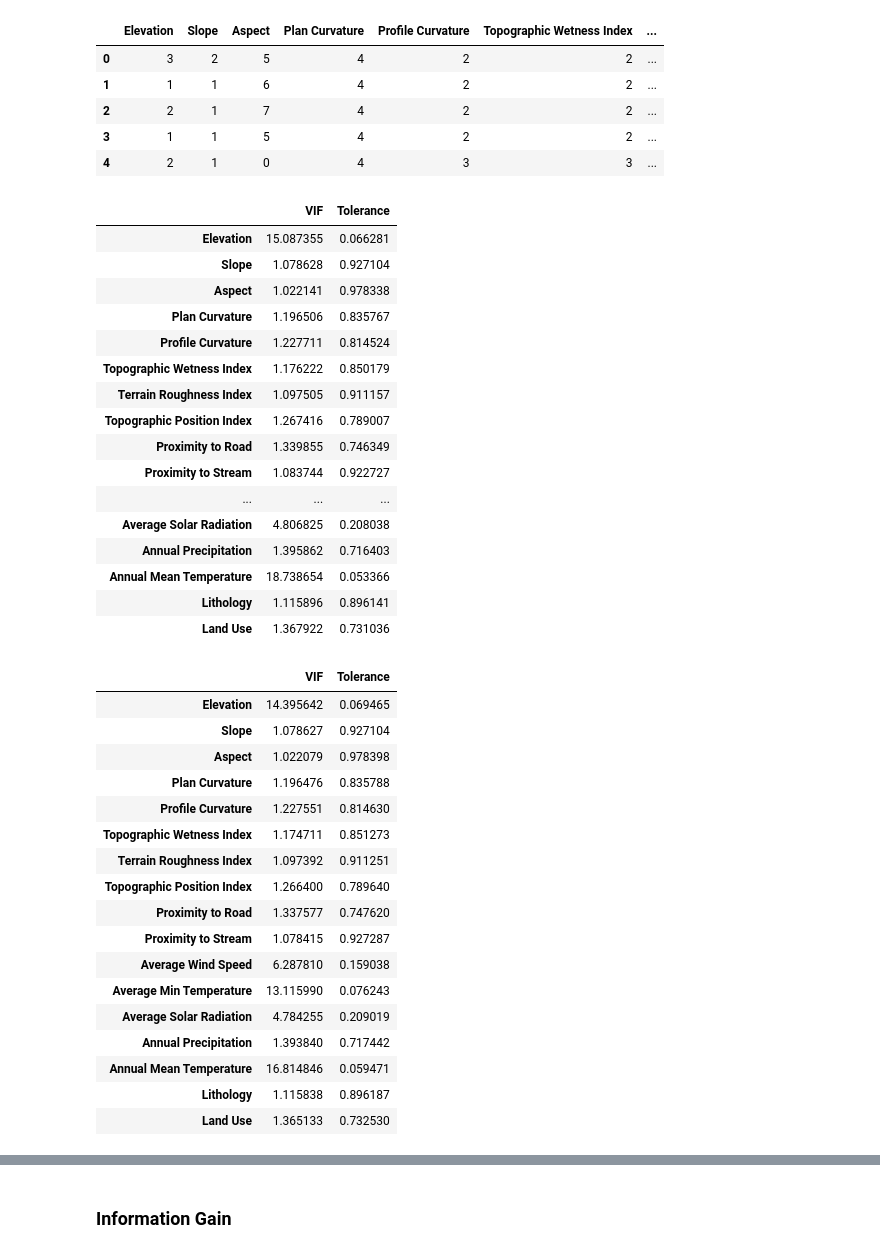
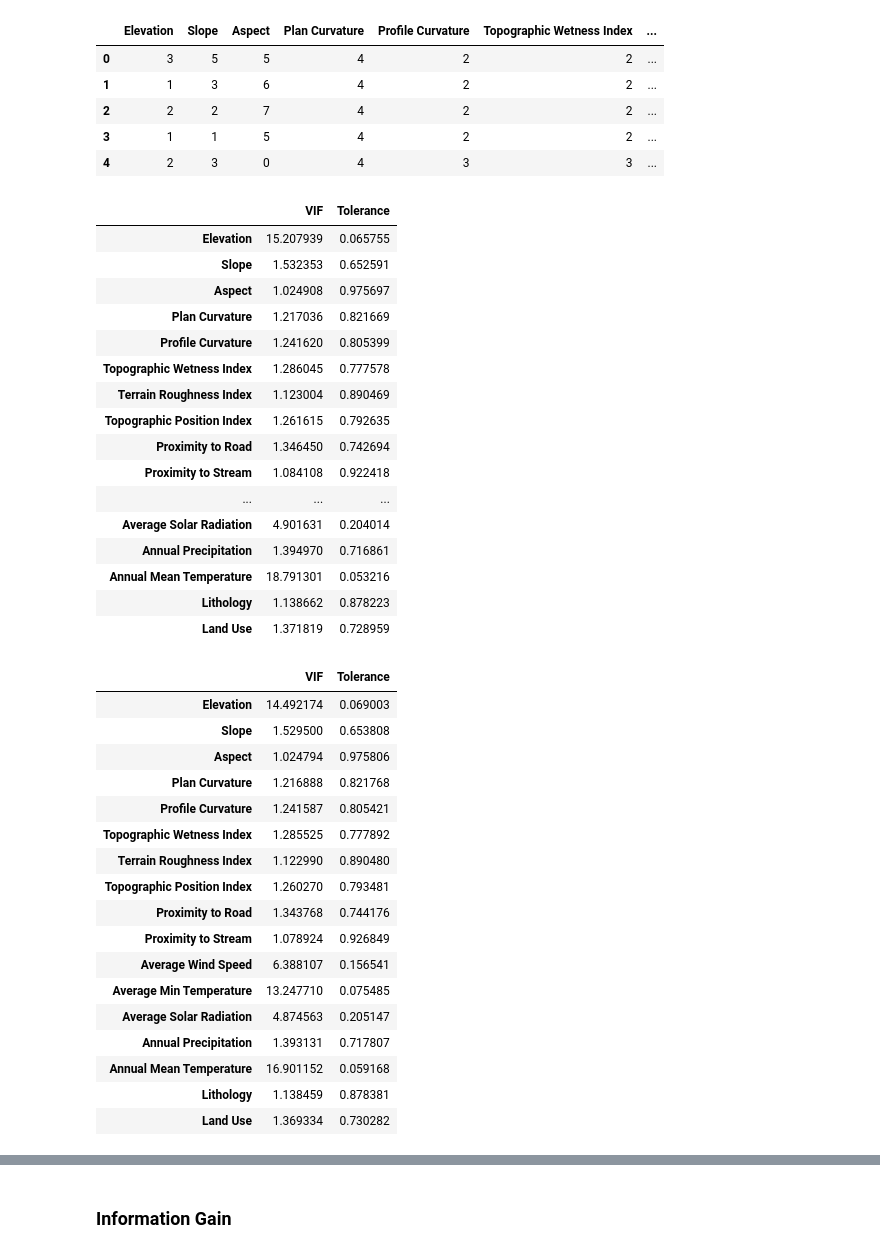
Before and after one commit to caniban/avalanche, a Jupyter notebook: feature_selection_Shapley/multi-collineary-pearson-IG.ipynb, the cells around one changed output, grey strips where cells are left out. Drawn from its saved outputs; the diff is of its cells as text; code cells hidden in the pictures.

```diff
--- a/feature_selection_Shapley/multi-collineary-pearson-IG.ipynb
+++ b/feature_selection_Shapley/multi-collineary-pearson-IG.ipynb
@@ -4,16 +4,16 @@ import matplotlib.pyplot as plt
 # %%
 import numpy as np
 import pandas as pd
-df = pd.read_excel("avalanche_discrete2.xlsx")
+df = pd.read_excel("avalanche_discrete3.xlsx")
 df=df.drop("inventory", axis=1)
 df.head()
 # %% [output]
 |  | Elevation | Slope | Aspect | Plan Curvature | Profile Curvature | Topographic Wetness Index | ... |
-| 0 | 3 | 2 | 5 | 4 | 2 | 2 | ... |
-| 1 | 1 | 1 | 6 | 4 | 2 | 2 | ... |
-| 2 | 2 | 1 | 7 | 4 | 2 | 2 | ... |
+| 0 | 3 | 5 | 5 | 4 | 2 | 2 | ... |
+| 1 | 1 | 3 | 6 | 4 | 2 | 2 | ... |
+| 2 | 2 | 2 | 7 | 4 | 2 | 2 | ... |
 | 3 | 1 | 1 | 5 | 4 | 2 | 2 | ... |
-| 4 | 2 | 1 | 0 | 4 | 3 | 3 | ... |
+| 4 | 2 | 3 | 0 | 4 | 3 | 3 | ... |
 # %%
 df_columns=df.columns
 # %%
@@ -31,22 +31,22 @@ def calculate_vif(df, features):
 calculate_vif(df=df, features=df_columns)
 # %% [output]
 |  | VIF | Tolerance |
-| Elevation | 15.087355 | 0.066281 |
-| Slope | 1.078628 | 0.927104 |
-| Aspect | 1.022141 | 0.978338 |
-| Plan Curvature | 1.196506 | 0.835767 |
-| Profile Curvature | 1.227711 | 0.814524 |
-| Topographic Wetness Index | 1.176222 | 0.850179 |
-| Terrain Roughness Index | 1.097505 | 0.911157 |
-| Topographic Position Index | 1.267416 | 0.789007 |
-| Proximity to Road | 1.339855 | 0.746349 |
-| Proximity to Stream | 1.083744 | 0.922727 |
+| Elevation | 15.207939 | 0.065755 |
+| Slope | 1.532353 | 0.652591 |
+| Aspect | 1.024908 | 0.975697 |
+| Plan Curvature | 1.217036 | 0.821669 |
+| Profile Curvature | 1.241620 | 0.805399 |
+| Topographic Wetness Index | 1.286045 | 0.777578 |
+| Terrain Roughness Index | 1.123004 | 0.890469 |
+| Topographic Position Index | 1.261615 | 0.792635 |
+| Proximity to Road | 1.346450 | 0.742694 |
+| Proximity to Stream | 1.084108 | 0.922418 |
 | ... | ... | ... |
-| Average Solar Radiation | 4.806825 | 0.208038 |
-| Annual Precipitation | 1.395862 | 0.716403 |
-| Annual Mean Temperature | 18.738654 | 0.053366 |
-| Lithology | 1.115896 | 0.896141 |
-| Land Use | 1.367922 | 0.731036 |
+| Average Solar Radiation | 4.901631 | 0.204014 |
+| Annual Precipitation | 1.394970 | 0.716861 |
+| Annual Mean Temperature | 18.791301 | 0.053216 |
+| Lithology | 1.138662 | 0.878223 |
+| Land Use | 1.371819 | 0.728959 |
 # %%
 df=df.drop("Average Max Temperature", axis=1)
 df_columns=df.columns
@@ -63,23 +63,23 @@ def calculate_vif(df, features):
 calculate_vif(df=df, features=df_columns)
 # %% [output]
 |  | VIF | Tolerance |
-| Elevation | 14.395642 | 0.069465 |
-| Slope | 1.078627 | 0.927104 |
-| Aspect | 1.022079 | 0.978398 |
-| Plan Curvature | 1.196476 | 0.835788 |
-| Profile Curvature | 1.227551 | 0.814630 |
-| Topographic Wetness Index | 1.174711 | 0.851273 |
-| Terrain Roughness Index | 1.097392 | 0.911251 |
-| Topographic Position Index | 1.266400 | 0.789640 |
-| Proximity to Road | 1.337577 | 0.747620 |
-| Proximity to Stream | 1.078415 | 0.927287 |
-| Average Wind Speed | 6.287810 | 0.159038 |
-| Average Min Temperature | 13.115990 | 0.076243 |
-| Average Solar Radiation | 4.784255 | 0.209019 |
-| Annual Precipitation | 1.393840 | 0.717442 |
-| Annual Mean Temperature | 16.814846 | 0.059471 |
-| Lithology | 1.115838 | 0.896187 |
-| Land Use | 1.365133 | 0.732530 |
+| Elevation | 14.492174 | 0.069003 |
+| Slope | 1.529500 | 0.653808 |
+| Aspect | 1.024794 | 0.975806 |
+| Plan Curvature | 1.216888 | 0.821768 |
+| Profile Curvature | 1.241587 | 0.805421 |
+| Topographic Wetness Index | 1.285525 | 0.777892 |
+| Terrain Roughness Index | 1.122990 | 0.890480 |
+| Topographic Position Index | 1.260270 | 0.793481 |
+| Proximity to Road | 1.343768 | 0.744176 |
+| Proximity to Stream | 1.078924 | 0.926849 |
+| Average Wind Speed | 6.388107 | 0.156541 |
+| Average Min Temperature | 13.247710 | 0.075485 |
+| Average Solar Radiation | 4.874563 | 0.205147 |
+| Annual Precipitation | 1.393131 | 0.717807 |
+| Annual Mean Temperature | 16.901152 | 0.059168 |
+| Lithology | 1.138459 | 0.878381 |
+| Land Use | 1.369334 | 0.730282 |
 # %%
 df=df.drop("Average Min Temperature", axis=1)
 df_columns=df.columns
```
Also changed, not shown: parts of 9 cells of this notebook, 9 other files.
